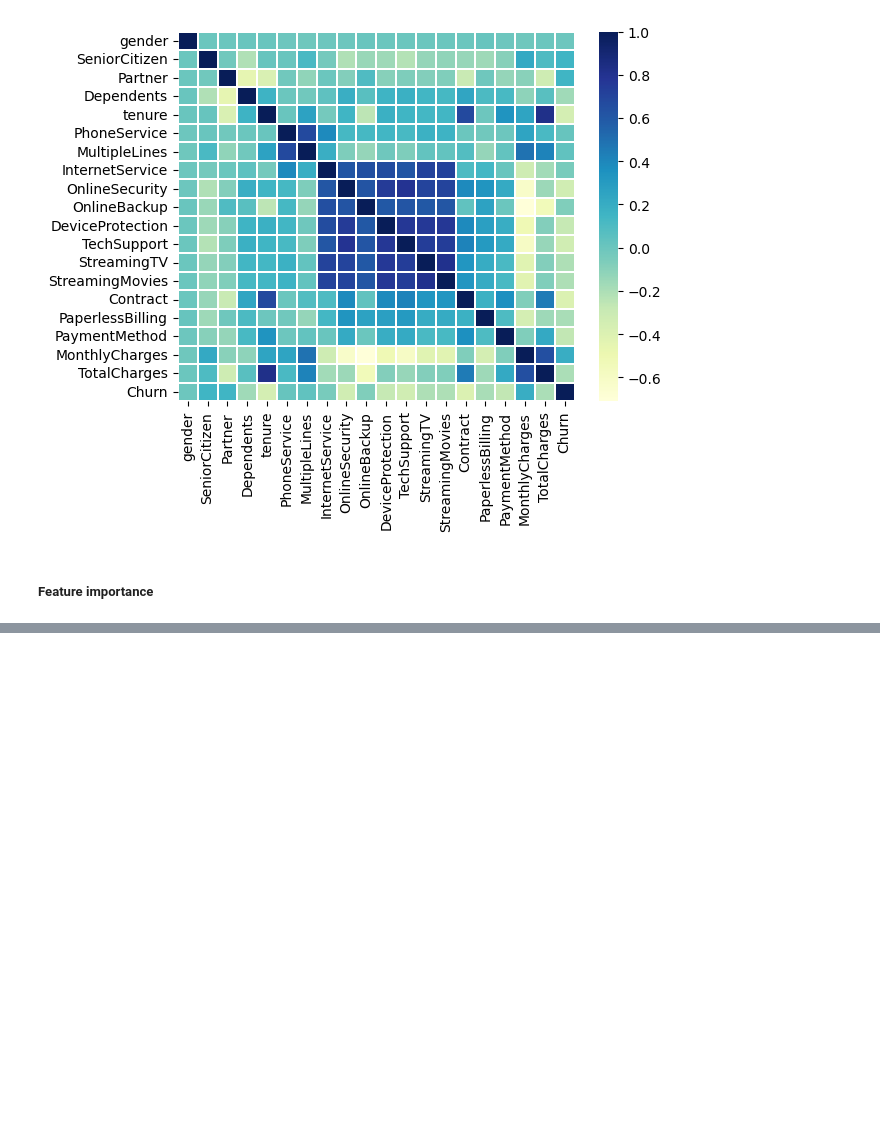
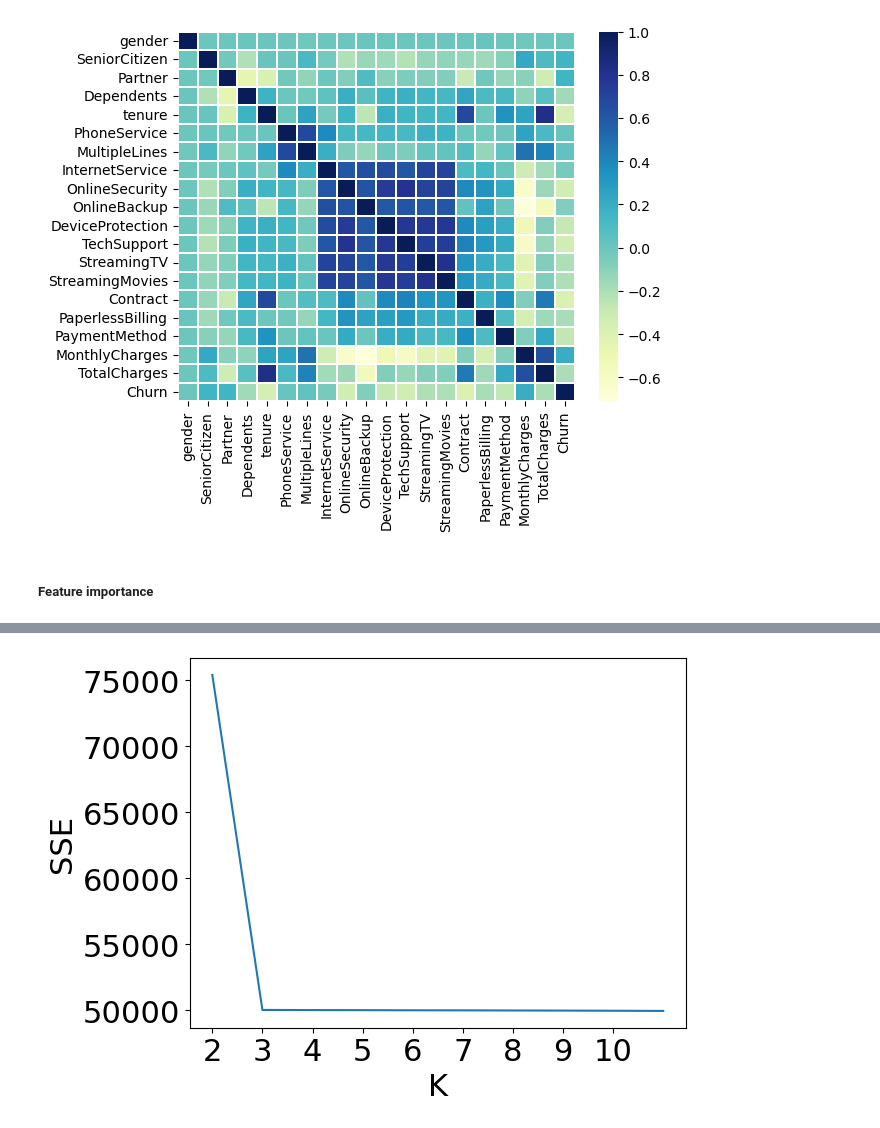
Before and after one commit to mccc03/IML_SNS_project, a Jupyter notebook: Part1/Codes/telco.ipynb, the cells around one changed output, grey strips where cells are left out. Drawn from its saved outputs; the diff is of its cells as text; code cells hidden in the pictures; blank space fills up the shorter version.

```diff
--- a/Part1/Codes/telco.ipynb
+++ b/Part1/Codes/telco.ipynb
@@ -107,0 +125,19 @@ def multi_barplot_percentage(df, cols, target, label_dict, ncols=3):
+# %%
+def compute_sse_hierarchical(X, labels):
+    sse = 0
+    X = np.array(X)
+    labels = np.array(labels)
+    for cluster in np.unique(labels):
+        cluster_points = X[labels == cluster]
+        centroid = cluster_points.mean(axis=0)
+        sse += ((cluster_points - centroid) ** 2).sum()
+    return sse
+# %%
+def knee_method_hierarchical(X, max_clusters=10, method='ward'):
+    sse_list = list()
+    data_link = linkage(X, method=method, metric='euclidean')
+    for k in range(1, max_clusters + 1):
+        labels = fcluster(data_link, t=k, criterion='maxclust')
+        sse = compute_sse_hierarchical(X, labels)
+        sse_list.append(sse)
+    return sse_list
@@ -365,0 +505,12 @@ fd
+# %%
+sse_list_ward = knee_method_hierarchical(X,method='ward')
+sse_list_min = knee_method_hierarchical(X,method='single')
+# %%
+plt.plot(range(2, len(sse_list_min) + 2), sse_list_min)
+plt.ylabel('SSE', fontsize=22)
+plt.xlabel('K', fontsize=22)
+plt.tick_params(axis='both', which='major', labelsize=22)
+plt.xticks([2,3,4,5,6,7,8,9,10])
+plt.show()
+# %% [output]
+[figure, added]
```
Also changed, not shown: parts of 53 cells of this notebook, 3 other files.
